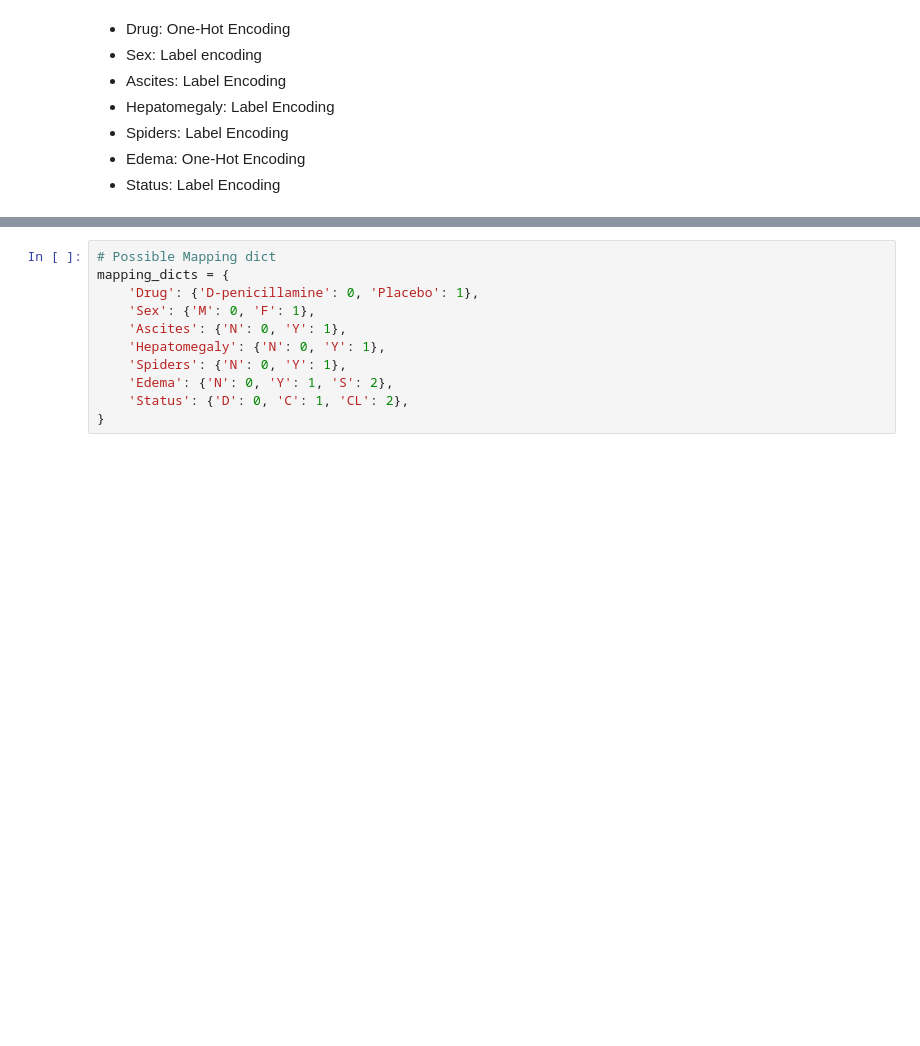
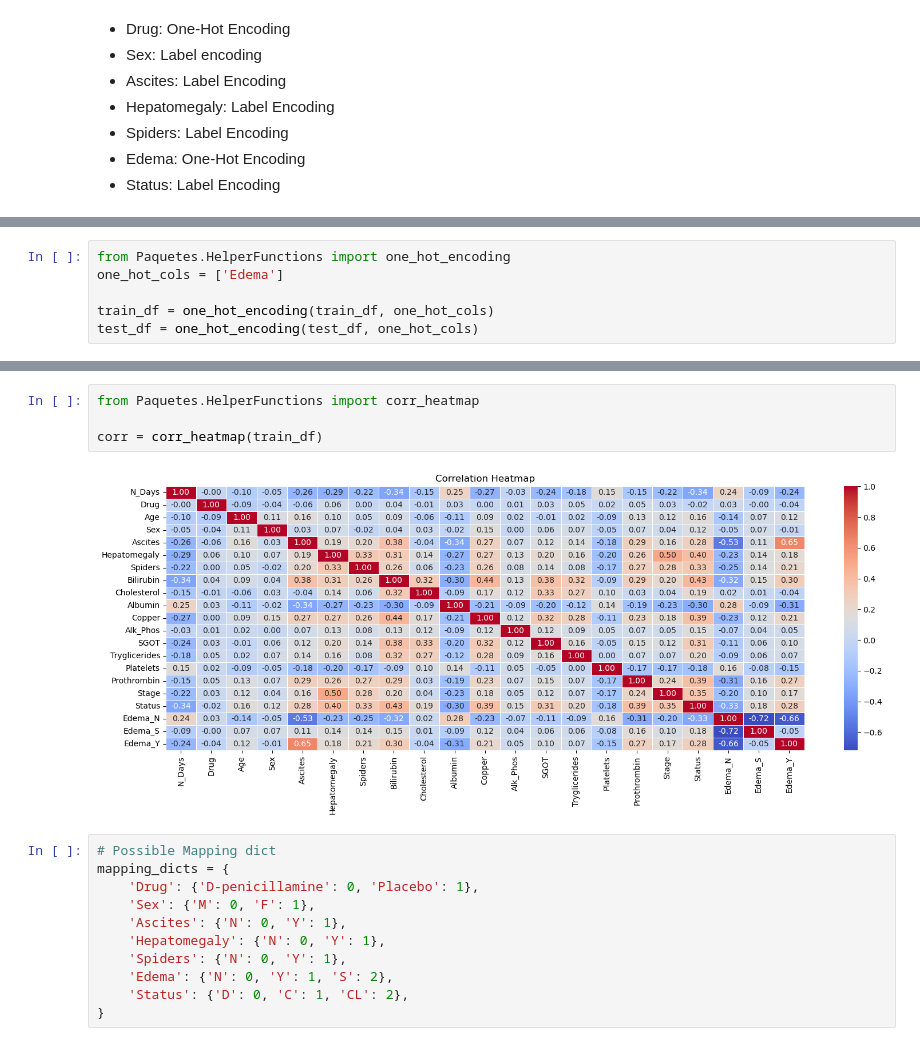
Before and after one commit to kokeitor/Multi-ClassPredictionCirrhosis, a Jupyter notebook: joseba.ipynb, the cells around one changed output, grey strips where cells are left out. Cells and saved outputs as stored; diff of their text form; blank space fills up the shorter version.

Commit message:
Notebook and Paquetes update

```diff
--- a/joseba.ipynb
+++ b/joseba.ipynb
@@ -194,0 +198,6 @@ Name: count, dtype: int64
+# %%
+from Paquetes.HelperFunctions import one_hot_encoding
+one_hot_cols = ['Edema']
+
+train_df = one_hot_encoding(train_df, one_hot_cols)
+test_df = one_hot_encoding(test_df, one_hot_cols)
@@ -195,3 +310,9 @@ Name: count, dtype: int64
+# %%
+from Paquetes.HelperFunctions import corr_heatmap
+
+corr = corr_heatmap(train_df)
+# %% [output]
+[figure, added]
 # %%
 # Possible Mapping dict
 mapping_dicts = {
```
Also changed, not shown: parts of 46 cells of this notebook, 2 other files.
